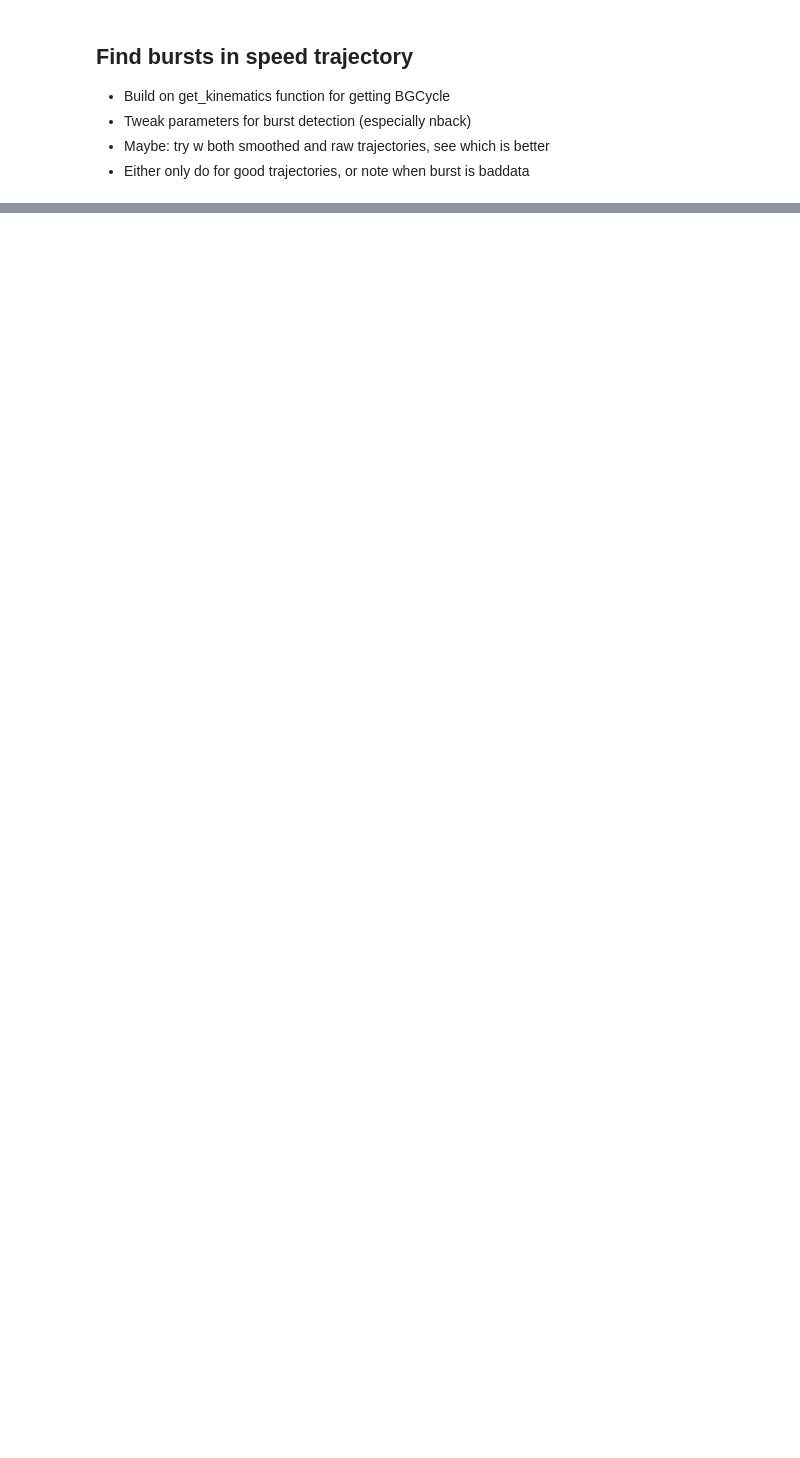
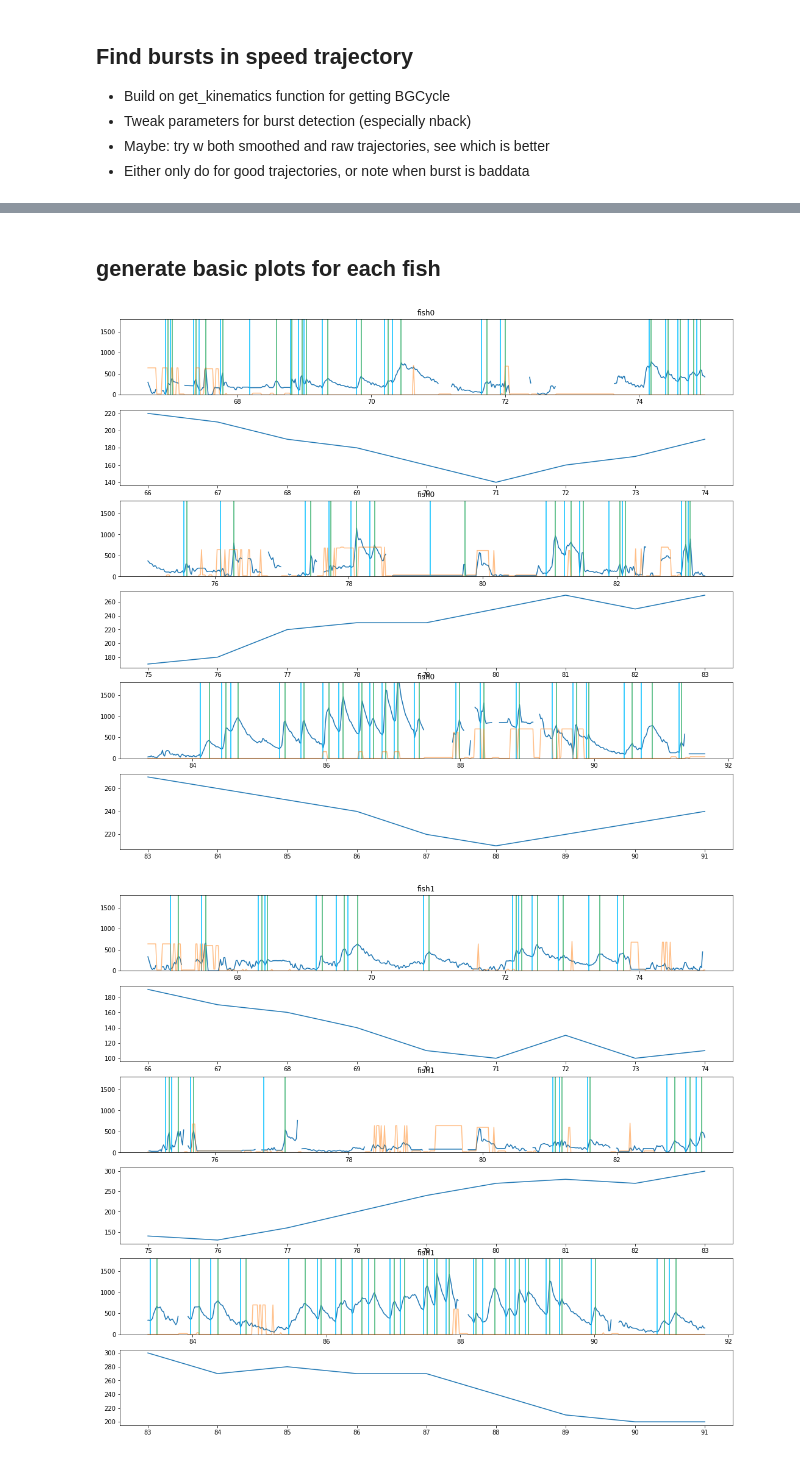
Before and after one commit to katiconen/zfish_mutants_analysis, a Jupyter notebook: get_speedstats_singlefish.ipynb, the cells around one changed output, grey strips where cells are left out. Drawn from its saved outputs; the diff is of its cells as text; code cells hidden in the pictures; blank space fills up the shorter version.

Commit message:
added plots for basic burst stats for each fish in a session

```diff
--- a/get_speedstats_singlefish.ipynb
+++ b/get_speedstats_singlefish.ipynb
@@ -208,6 +205,6 @@ Text(0.5, 1.0, 'ErrorType')
    - Maybe: try w both smoothed and raw trajectories, see which is better
    - Either only do for good trajectories, or note when burst is baddata
 # %%
-time = np.arange(nframes)*dt
-burstmat, burstrate = kin.getBGcycle(speeds[:,1], time = time, nbins = 2, threshold = 250.0, burstHtthresh = 100.0, exclnans = True)
-burstmat.set_index('n',inplace = True)
+# time = np.arange(nframes)*dt
+# burstmat, burstrate = kin.getBGcycle(speeds[:,1], time = time, nbins = 2, threshold = 250.0, burstHtthresh = 100.0, exclnans = True)
+# burstmat.set_index('n',inplace = True)
@@ -295,0 +263,48 @@ bRateAll = pd.concat(bratelist, keys = fishnames)
+# %% [markdown]
+## generate basic plots for each fish
+# %%
+# example speed trajectories with burst detection & errors
+for i in fishIncl:
+
+    fishname = fishnames[fishIncl[i]]
+    burstmat = burstsAll.loc[fishname].copy()
+    burstrate = bRateAll.loc[fishname].copy()
+    burstrate.set_index('tstart',inplace=True)
+
+    nplots = 3
+    f0, axs = plt.subplots(nplots*2,1, figsize=(18,16))
+    timestart = 4000
+    twinsize = 500 #
+    twinstarts = np.arange(timestart, timestart + twinsize*nplots,twinsize)
+
+    for jj in range(nplots):
+        j = 2*jj
+        q = 2*jj+1
+        twinstart = twinstarts[jj]
+        twinend = twinstart+twinsize
+        ind = np.arange(twinstart,twinsize+twinstart)
+
+        #example speed trajectories
+        axs[j].plot(time[ind], speeds[ind,i])
+        axs[j].set_title(fishname)
+        axs[j].set_ylim([0,1800])
+        bstart = burstmat.loc[(burstmat['valleyTime'] > time[twinstart]) & (burstmat['valleyTime'] < time[twinend]),['valleyTime']].values
+        bpeak = burstmat.loc[(burstmat['valleyTime'] > time[twinstart]) & (burstmat['valleyTime'] < time[twinend]),['peakTime']].values
+        bb = np.hstack([bstart,bpeak])
+
+        #plot burst valleys and peaks as vertical lines
+        for xc in bb:
+            axs[j].axvline(x = xc[0],color='deepskyblue')
+            axs[j].axvline(x = xc[1],color='mediumseagreen')
+
+        #errors
+        errs = errType.loc[ind,fishname]
+        axs[j].plot(time[ind],errs*20,alpha = 0.5)
+
+        #plot burstrate below each speed window
+        tstart = np.floor(np.min(time[ind]))
+        tend = np.floor(np.max(time[ind]))
+        axs[q].plot(burstrate.burstrate[tstart:tend]*100)
+# %% [output]
+[figure, added]
+[figure, added]
```
Also changed, not shown: parts of 8 cells of this notebook.
